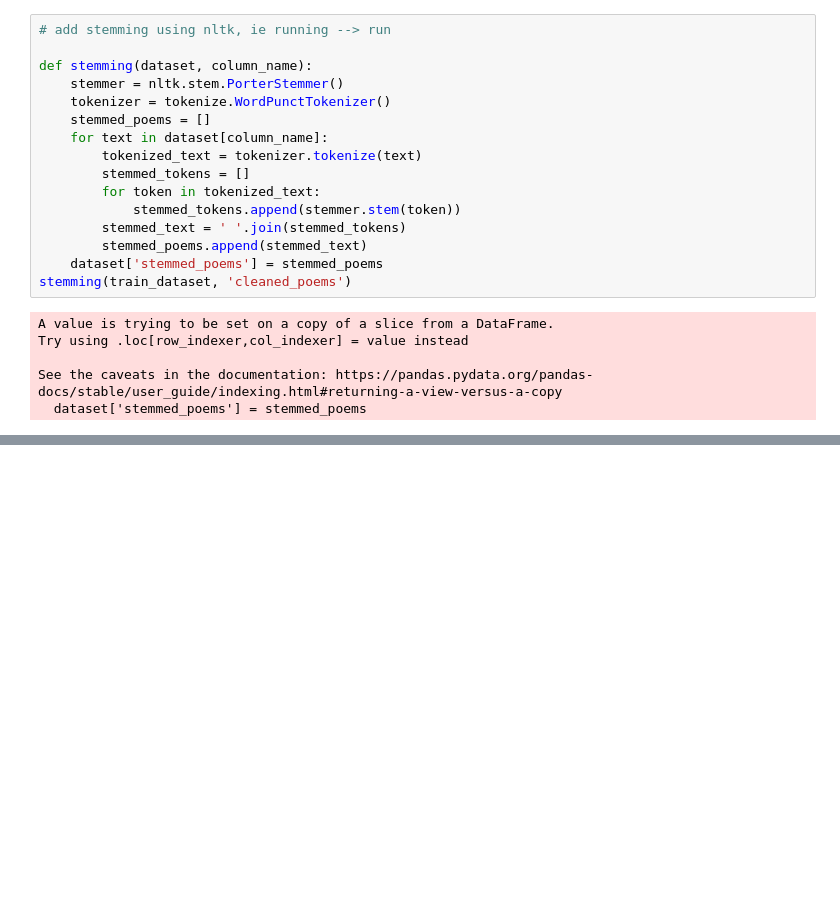
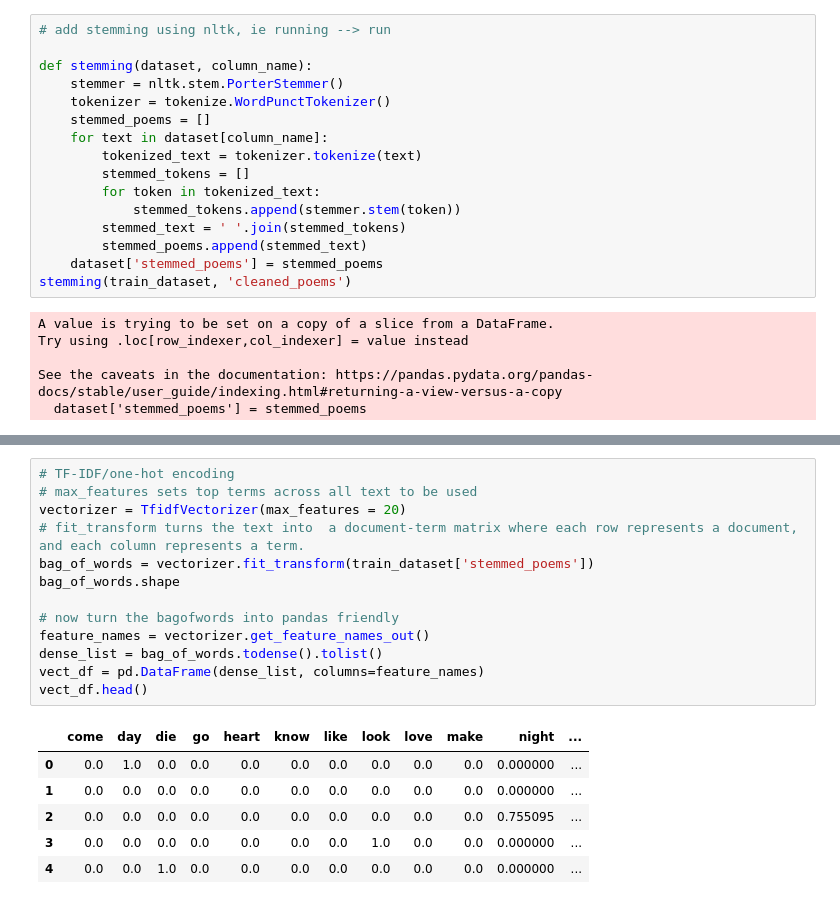
Before and after one commit to lheitman0/NLP_PoemClassifier, a Jupyter notebook: main.ipynb, the cells around one changed output, grey strips where cells are left out. Drawn from its saved outputs; the diff is of its cells as text; blank space fills up the shorter version.

```diff
--- a/main.ipynb
+++ b/main.ipynb
@@ -123,0 +127,20 @@ visualize_token_frequency(train_dataset['stemmed_poems'], 20)
+# %%
+# TF-IDF/one-hot encoding
+# max_features sets top terms across all text to be used
+vectorizer = TfidfVectorizer(max_features = 20)
+# fit_transform turns the text into  a document-term matrix where each row represents a document, and each column represents a term.
+bag_of_words = vectorizer.fit_transform(train_dataset['stemmed_poems'])
+bag_of_words.shape
+
+# now turn the bagofwords into pandas friendly
+feature_names = vectorizer.get_feature_names_out()
+dense_list = bag_of_words.todense().tolist()
+vect_df = pd.DataFrame(dense_list, columns=feature_names)
+vect_df.head()
+# %% [output]
+|  | come | day | die | go | heart | know | like | look | love | make | night | ... |
+| 0 | 0.0 | 1.0 | 0.0 | 0.0 | 0.0 | 0.0 | 0.0 | 0.0 | 0.0 | 0.0 | 0.000000 | ... |
+| 1 | 0.0 | 0.0 | 0.0 | 0.0 | 0.0 | 0.0 | 0.0 | 0.0 | 0.0 | 0.0 | 0.000000 | ... |
+| 2 | 0.0 | 0.0 | 0.0 | 0.0 | 0.0 | 0.0 | 0.0 | 0.0 | 0.0 | 0.0 | 0.755095 | ... |
+| 3 | 0.0 | 0.0 | 0.0 | 0.0 | 0.0 | 0.0 | 0.0 | 1.0 | 0.0 | 0.0 | 0.000000 | ... |
+| 4 | 0.0 | 0.0 | 1.0 | 0.0 | 0.0 | 0.0 | 0.0 | 0.0 | 0.0 | 0.0 | 0.000000 | ... |
```
Also changed, not shown: parts of 2 cells of this notebook.
